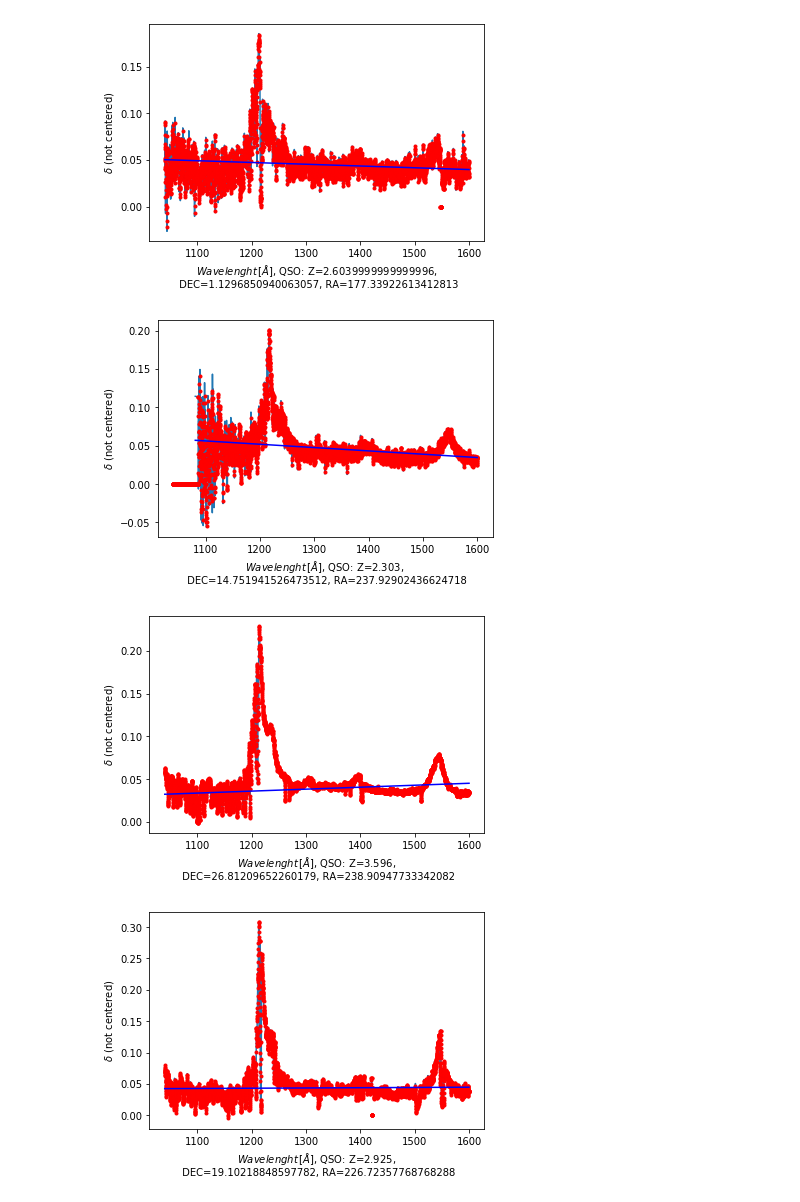
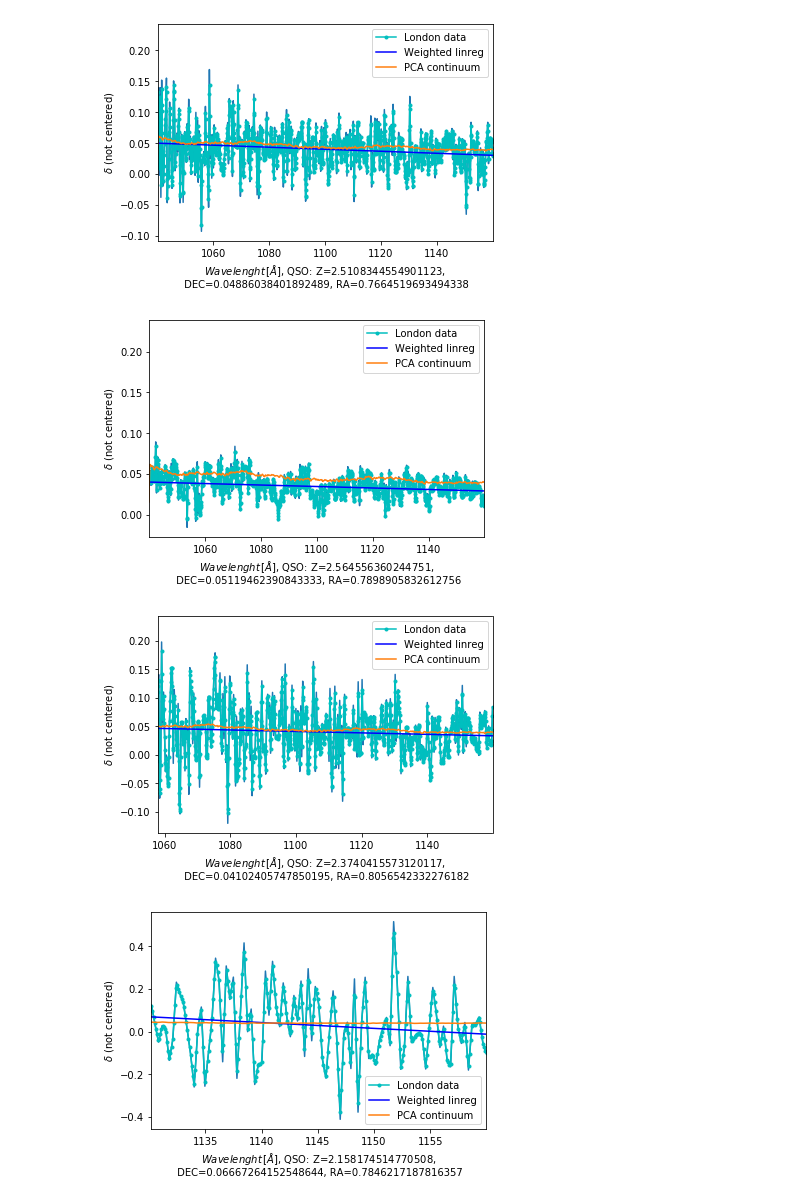
Before and after one commit to arkel1/lya-deltas, a Jupyter notebook: nb/Lya-deltas_main.ipynb, the cells around one changed output. Saved outputs shown, nothing was run; the diff lists cells and outputs as text; code cells hidden in the pictures.

```diff
--- a/nb/Lya-deltas_main.ipynb
+++ b/nb/Lya-deltas_main.ipynb
@@ -247,7 +243,7 @@ def chi2( alpha, *args ):
 # Load QSO from plates     Desi
 ### Parameters
 path_spec      = '/work3/desi_lya/mocks_quick/london/v9.0.0_small/spectra-16'
-path_zcat      = '/work/sfbeltranv/DR14_mini/zcat_m.fits'
+path_zcat      = '/home/sfbeltranv/respaldo/DR14_mini/zcat_m.fits'
 
 # for line correction (later)
 #path_lines     = '/work3/desi_lya/data/eBOSS/dr12_all/dr16-line-sky-mask.txt'
@@ -305,7 +301,8 @@ def load_Desi(path_zcat, path_spec, zmin, zmax, lmin, lmax):
    catalog = Table.read(path_zcat)
    qso_string = catalog['SPECTYPE'][0]
 
-   w = (catalog['SPECTYPE']==qso_string ) & (catalog['Z'] > zmin ) & (catalog['Z']< zmax ) & (catalog['RA']!=catalog['DEC'])& (catalog['RA']>0) & (catalog['DEC']>0)
+   #w = (catalog['SPECTYPE']==qso_string ) & (catalog['Z'] > zmin ) & (catalog['Z']< zmax ) & (catalog['RA']!=catalog['DEC'])& (catalog['RA']>0) & (catalog['DEC']>0)
+   w = (catalog['SPECTYPE']==qso_string ) & (catalog['Z'] >= zmin ) & (catalog['Z'] <= zmax )
    reduced_cat = catalog[w]
 
    nest = True
@@ -318,6 +315,9 @@ def load_Desi(path_zcat, path_spec, zmin, zmax, lmin, lmax):
 
    heal_pix = healpy.ang2pix(in_nside, sp.pi/2.-DEC, RA, nest)
    plate_list = np.unique(heal_pix)
+
+   print( len( reduced_cat ) )
+   print('healpix len: ', len(plate_list), 'healpix values: ',  plate_list )
    fi = glob.glob(path_spec+'/*/*/spectra*.fits*')
    print('Found', len(fi), 'spectra files.\n')
    fi_fix = []
@@ -398,11 +398,11 @@ def load_Desi(path_zcat, path_spec, zmin, zmax, lmin, lmax):
    return QSOloc, spectra
 
 
-path_zcat = '/work/sfbeltranv/DR14_mini/zcat_m.fits'
+path_zcat = '/home/sfbeltranv/respaldo/DR14_mini/zcat_m.fits'
 path_spec = '/work3/desi_lya/mocks_quick/london/v9.0.0_small/spectra-16'
 
 zmin = 2.
-zmax = 4.
+zmax = 4.288461538461538
 
 lmin = 1040
 lmax = 1600
@@ -430,35 +449,52 @@ Reading done.
 #### One QSO ploting example
 
 
-spectra = spectra_eBoss
-QSOloc = QSOloc_eBoss
-wwave = sp.arange( lmin, lmax, .1)
+spectra = spectra_Desi
+QSOloc = QSOloc_Desi
+wwave = np.arange( lmin, lmax, .1)
 
 
 specSize = len(spectra)
 specSize = 10
 
-pcafluxm  = sp.zeros(( specSize, wwave.size))
-pcaivarm  = sp.zeros(( specSize, wwave.size))
+pcafluxm  = np.zeros(( specSize, wwave.size))
+pcaivarm  = np.zeros(( specSize, wwave.size))
 
 for nspectra in range( 0, specSize):
    # nspectra = 100
    s = spectra[ nspectra ]
    z, dec, ra, id_ = QSOloc[ nspectra ]
    w_ = s[0]
-   flux_ = s[1]
-   ivar_ = s[2]
-   param = scpo.minimize(chi2, (1,1), args=( w_, flux_, ivar_) ); #COBYLA
-   delta_ = flux_ / (param.x[0]*w_+param.x[1])  -  1
+   wmask = (w_>1040) & ( w_<1160)
 
-   pcafluxm[nspectra], pcaivarm[nspectra] = resample_flux( wwave, w_, flux_, ivar_ ) # interpolation
+   w_ = w_[wmask]
+   if len(w_) > 0:
+      flux_ = s[1]
+      ivar_ = s[2]
 
-   plt.plot(w_,flux_)
-   plt.plot(wwave, pcafluxm[nspectra], 'r.' )
+      flux_ = flux_[wmask]
+      ivar_ = ivar_[wmask]
 
-   plt.plot(w_, param.x[0]*w_+param.x[1],'b'  )
 
-   plt.xlabel( r'$Wavelenght\, [\AA]$, QSO: Z=' + str( z) + ',\n DEC=' + str( dec) +', RA=' + str( ra)  )
-   plt.ylabel( r'$\delta$ (not centered)' )
-   plt.show()
+      param = scpo.minimize(chi2, (1,1), args=( w_, flux_, ivar_) ); #COBYLA
+      delta_ = flux_ / (param.x[0]*w_+param.x[1])  -  1
+
+
+
+      pcafluxm[nspectra], pcaivarm[nspectra] = resample_flux( wwave, w_, flux_, ivar_ ) # interpolation
+
+      plt.plot(w_,flux_)
+      plt.plot(wwave, pcafluxm[nspectra], 'c.-',label = 'London data' )
+
+      plt.plot(w_, param.x[0]*w_+param.x[1],'b', label = 'Weighted linreg'  )
+      plt.plot(mwave11, mmean11, label='PCA continuum')
+      plt.xlim(np.min(w_),np.max(w_))
+      plt.legend()
+
+   #else:
+   #   np.delete( spectra[nspectra] )
+
+      plt.xlabel( r'$Wavelenght\, [\AA]$, QSO: Z=' + str( z) + ',\n DEC=' + str( dec) +', RA=' + str( ra)  )
+      plt.ylabel( r'$\delta$ (not centered)' )
+      plt.show()
 # %% [output]
@@ -468,4 +504,4 @@ for nspectra in range( 0, specSize):
-[figure, old version]
+[figure, new version]
-[figure, old version]
+[figure, new version]
-[figure, old version]
+[figure, new version]
-[figure, old version]
+[figure, new version]
```
Also changed, not shown: parts of 27 cells of this notebook, 5 other files.
